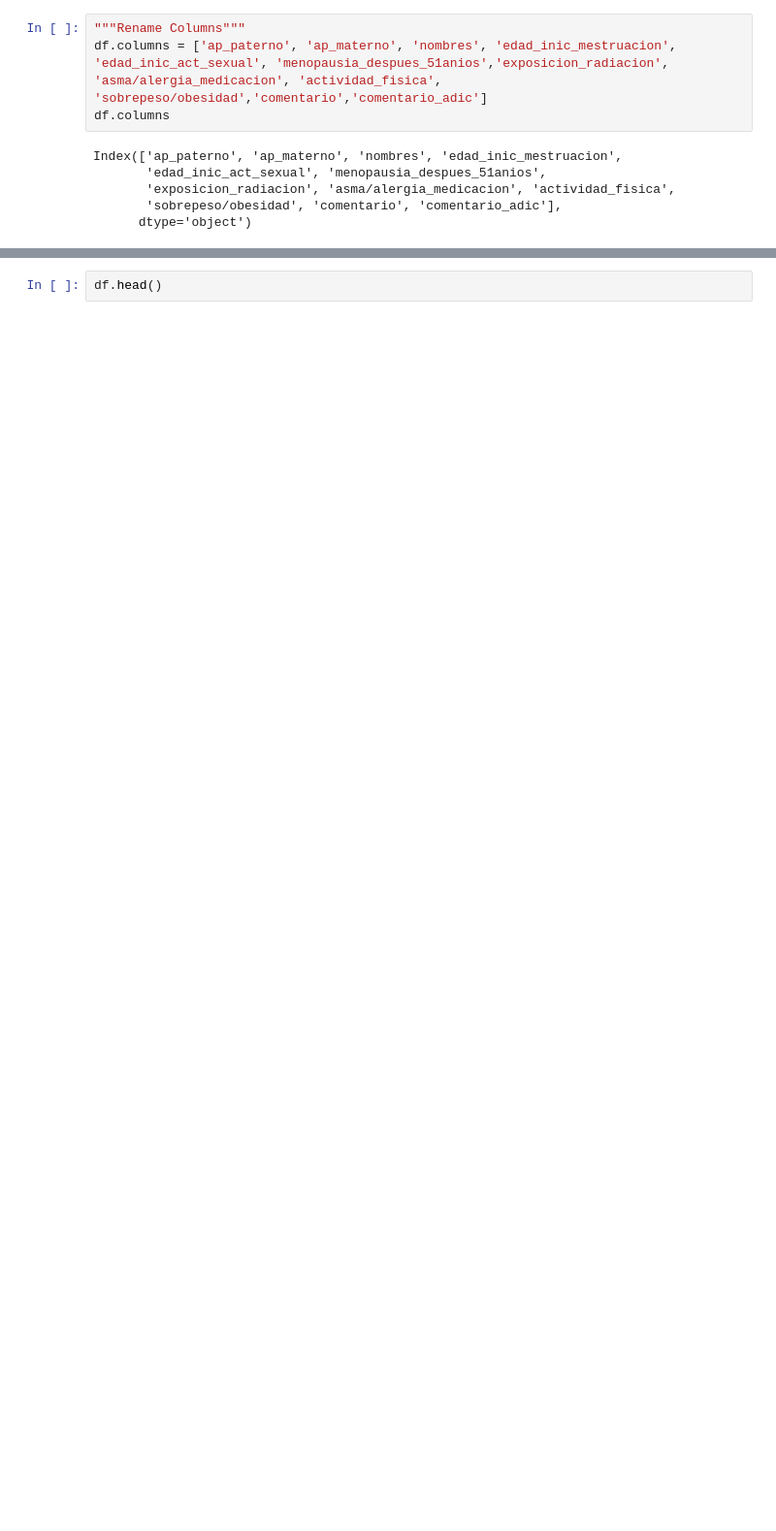
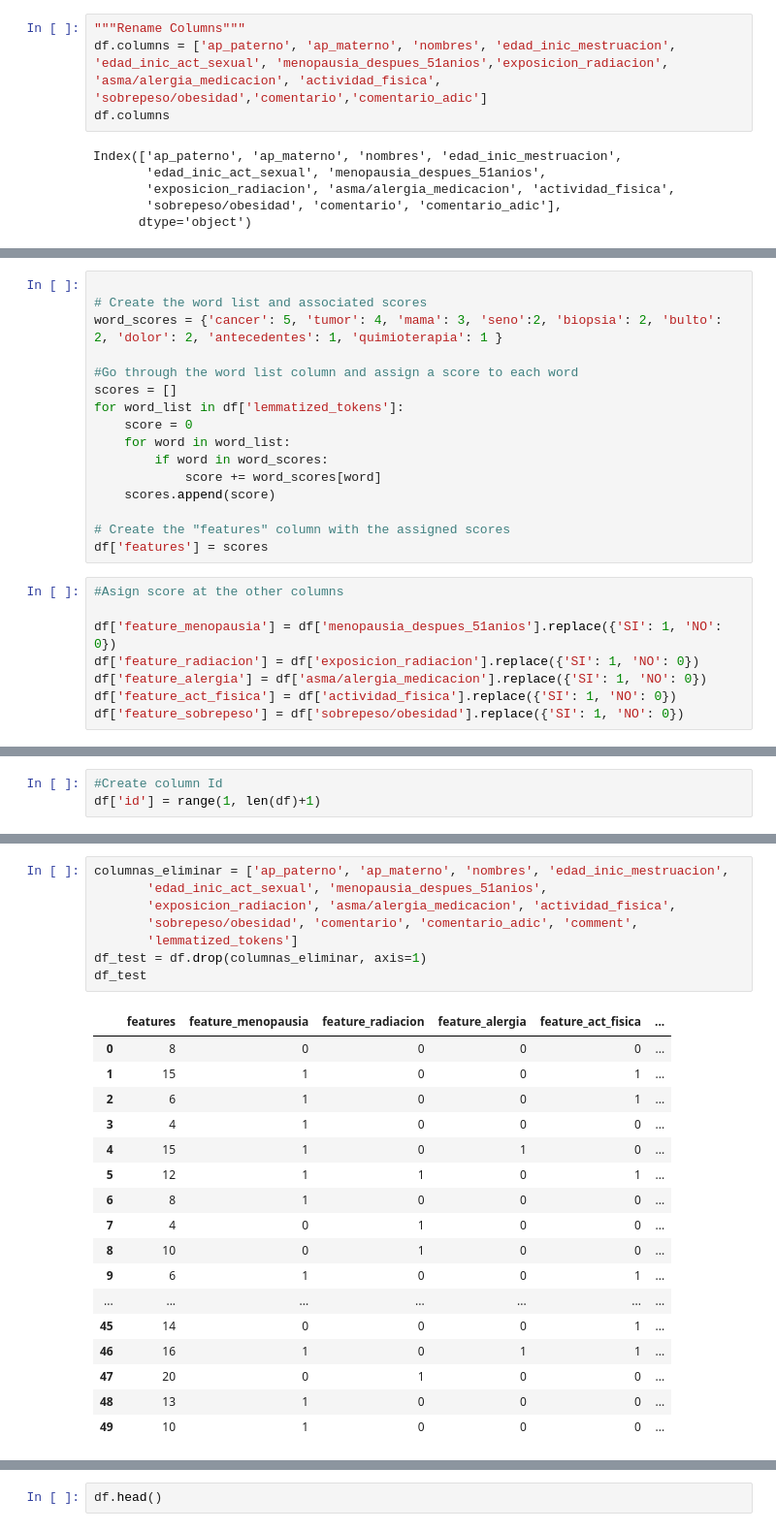
Before and after one commit to lugeminai/cancer_nlp, a Jupyter notebook: Preprocesing_clasification/preprocesing.ipynb, the cells around one changed output, grey strips where cells are left out. Shown at 97% size. Drawn from its saved outputs; the diff is of its cells as text; blank space fills up the shorter version.

```diff
--- a/Preprocesing_clasification/preprocesing.ipynb
+++ b/Preprocesing_clasification/preprocesing.ipynb
@@ -152,0 +267,24 @@ df.head()
+# %%
+
+# Create the word list and associated scores
+word_scores = {'cancer': 5, 'tumor': 4, 'mama': 3, 'seno':2, 'biopsia': 2, 'bulto': 2, 'dolor': 2, 'antecedentes': 1, 'quimioterapia': 1 }
+
+#Go through the word list column and assign a score to each word
+scores = []
+for word_list in df['lemmatized_tokens']:
+    score = 0
+    for word in word_list:
+        if word in word_scores:
+            score += word_scores[word]
+    scores.append(score)
+
+# Create the "features" column with the assigned scores
+df['features'] = scores
+# %%
+#Asign score at the other columns
+
+df['feature_menopausia'] = df['menopausia_despues_51anios'].replace({'SI': 1, 'NO': 0})
+df['feature_radiacion'] = df['exposicion_radiacion'].replace({'SI': 1, 'NO': 0})
+df['feature_alergia'] = df['asma/alergia_medicacion'].replace({'SI': 1, 'NO': 0})
+df['feature_act_fisica'] = df['actividad_fisica'].replace({'SI': 1, 'NO': 0})
+df['feature_sobrepeso'] = df['sobrepeso/obesidad'].replace({'SI': 1, 'NO': 0})
@@ -152,0 +337,3 @@ df.head()
+# %%
+#Create column Id
+df['id'] = range(1, len(df)+1)
@@ -152,0 +355,26 @@ df.head()
+# %%
+columnas_eliminar = ['ap_paterno', 'ap_materno', 'nombres', 'edad_inic_mestruacion',
+       'edad_inic_act_sexual', 'menopausia_despues_51anios',
+       'exposicion_radiacion', 'asma/alergia_medicacion', 'actividad_fisica',
+       'sobrepeso/obesidad', 'comentario', 'comentario_adic', 'comment',
+       'lemmatized_tokens']
+df_test = df.drop(columnas_eliminar, axis=1)
+df_test
+# %% [output]
+|  | features | feature_menopausia | feature_radiacion | feature_alergia | feature_act_fisica | ... |
+| 0 | 8 | 0 | 0 | 0 | 0 | ... |
+| 1 | 15 | 1 | 0 | 0 | 1 | ... |
+| 2 | 6 | 1 | 0 | 0 | 1 | ... |
+| 3 | 4 | 1 | 0 | 0 | 0 | ... |
+| 4 | 15 | 1 | 0 | 1 | 0 | ... |
+| 5 | 12 | 1 | 1 | 0 | 1 | ... |
+| 6 | 8 | 1 | 0 | 0 | 0 | ... |
+| 7 | 4 | 0 | 1 | 0 | 0 | ... |
+| 8 | 10 | 0 | 1 | 0 | 0 | ... |
+| 9 | 6 | 1 | 0 | 0 | 1 | ... |
+| ... | ... | ... | ... | ... | ... | ... |
+| 45 | 14 | 0 | 0 | 0 | 1 | ... |
+| 46 | 16 | 1 | 0 | 1 | 1 | ... |
+| 47 | 20 | 0 | 1 | 0 | 0 | ... |
+| 48 | 13 | 1 | 0 | 0 | 0 | ... |
+| 49 | 10 | 1 | 0 | 0 | 0 | ... |
```
Also changed, not shown: parts of 20 cells of this notebook, 2 other files.
